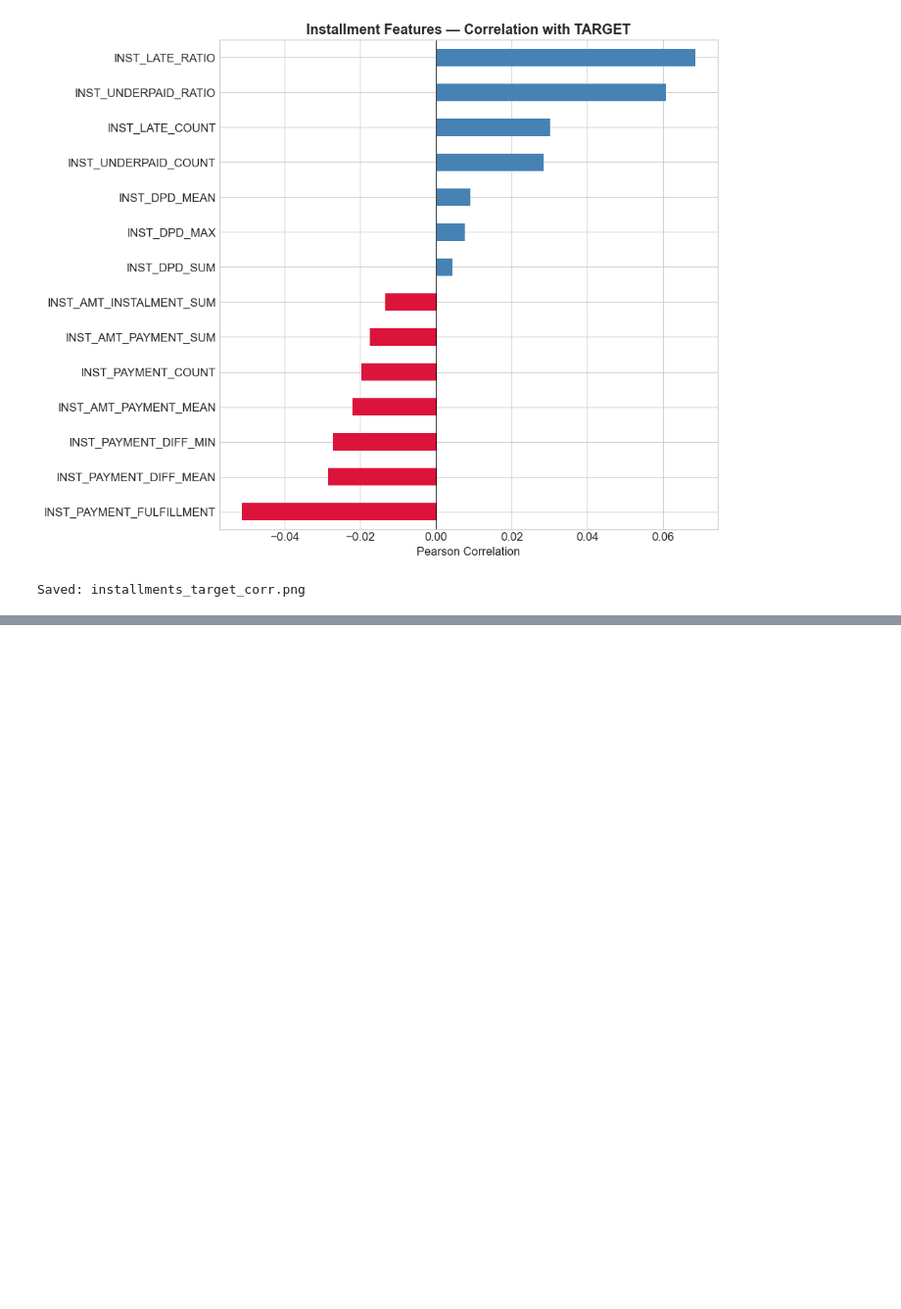
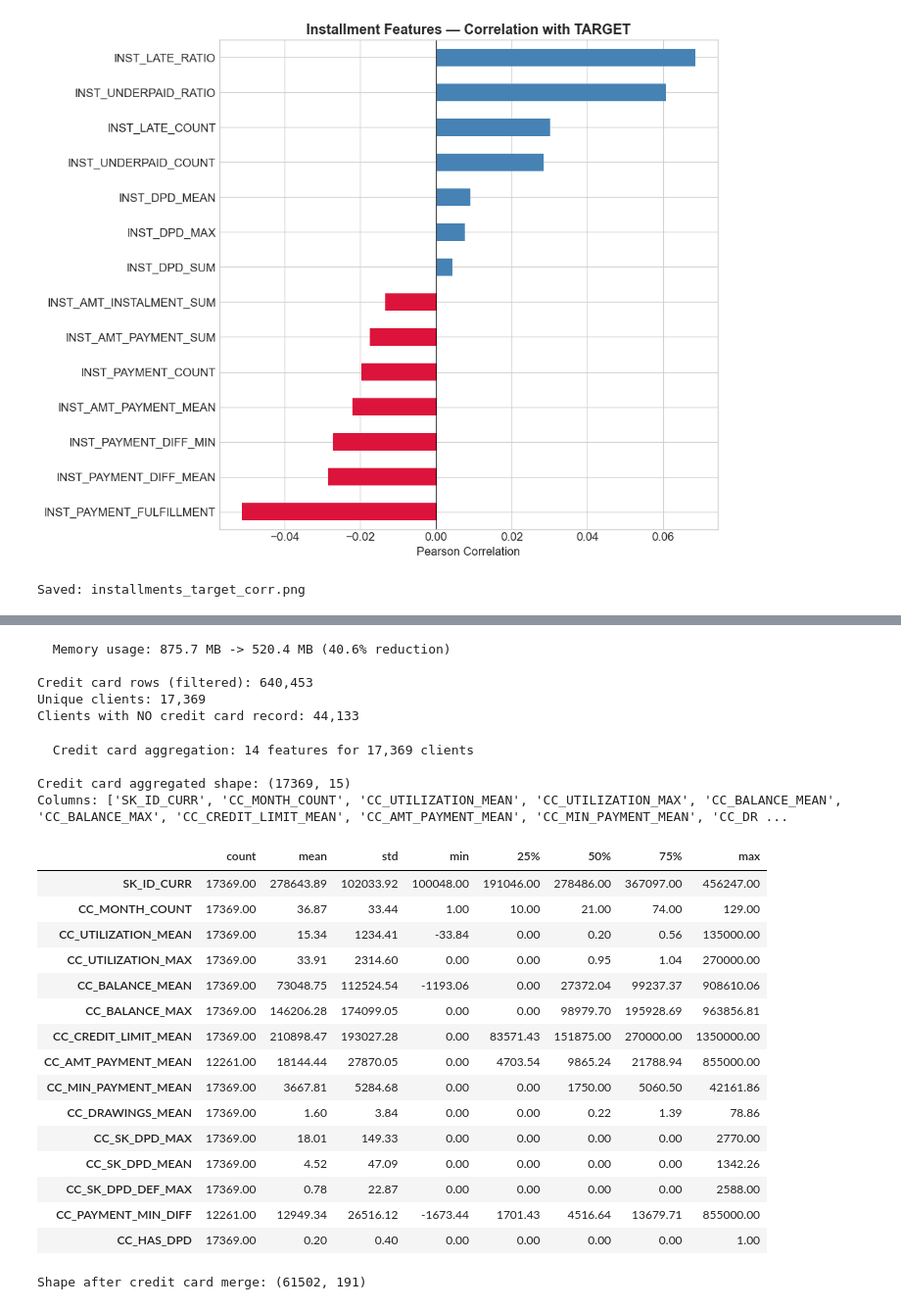
Before and after one commit to busrakurunceng/Ai_Credit_Risk, a Jupyter notebook: notebooks/02_feature_engineering.ipynb, the cells around one changed output, grey strips where cells are left out. Shown at 98% size. Saved outputs shown, nothing was run; the diff lists cells and outputs as text; code cells hidden in the pictures; blank space fills up the shorter version.

```diff
--- a/notebooks/02_feature_engineering.ipynb
+++ b/notebooks/02_feature_engineering.ipynb
@@ -516,0 +532,53 @@ Saved: installments_target_corr.png
+# %%
+# Load credit_card_balance table (3.8M rows)
+cc = pd.read_csv(os.path.join(DATA_DIR, 'credit_card_balance.csv'))
+cc = reduce_memory_usage(cc, verbose=True)
+
+cc = cc[cc['SK_ID_CURR'].isin(train_ids)].reset_index(drop=True)
+print(f"\nCredit card rows (filtered): {len(cc):,}")
+print(f"Unique clients: {cc['SK_ID_CURR'].nunique():,}")
+print(f"Clients with NO credit card record: {len(train_ids) - cc['SK_ID_CURR'].nunique():,}")
+# %% [output]
+  Memory usage: 875.7 MB -> 520.4 MB (40.6% reduction)
+
+Credit card rows (filtered): 640,453
+Unique clients: 17,369
+Clients with NO credit card record: 44,133
+# %%
+# Aggregate to one row per client
+cc_agg = aggregate_credit_card(cc)
+print(f"\nCredit card aggregated shape: {cc_agg.shape}")
+print(f"Columns: {list(cc_agg.columns)}")
+cc_agg.describe().T
+# %% [output]
+  Credit card aggregation: 14 features for 17,369 clients
+
+Credit card aggregated shape: (17369, 15)
+Columns: ['SK_ID_CURR', 'CC_MONTH_COUNT', 'CC_UTILIZATION_MEAN', 'CC_UTILIZATION_MAX', 'CC_BALANCE_MEAN', 'CC_BALANCE_MAX', 'CC_CREDIT_LIMIT_MEAN', 'CC_AMT_PAYMENT_MEAN', 'CC_MIN_PAYMENT_MEAN', 'CC_DR ...
+|  | count | mean | std | min | 25% | 50% | 75% | max |
+| SK_ID_CURR | 17369.00 | 278643.89 | 102033.92 | 100048.00 | 191046.00 | 278486.00 | 367097.00 | 456247.00 |
+| CC_MONTH_COUNT | 17369.00 | 36.87 | 33.44 | 1.00 | 10.00 | 21.00 | 74.00 | 129.00 |
+| CC_UTILIZATION_MEAN | 17369.00 | 15.34 | 1234.41 | -33.84 | 0.00 | 0.20 | 0.56 | 135000.00 |
+| CC_UTILIZATION_MAX | 17369.00 | 33.91 | 2314.60 | 0.00 | 0.00 | 0.95 | 1.04 | 270000.00 |
+| CC_BALANCE_MEAN | 17369.00 | 73048.75 | 112524.54 | -1193.06 | 0.00 | 27372.04 | 99237.37 | 908610.06 |
+| CC_BALANCE_MAX | 17369.00 | 146206.28 | 174099.05 | 0.00 | 0.00 | 98979.70 | 195928.69 | 963856.81 |
+| CC_CREDIT_LIMIT_MEAN | 17369.00 | 210898.47 | 193027.28 | 0.00 | 83571.43 | 151875.00 | 270000.00 | 1350000.00 |
+| CC_AMT_PAYMENT_MEAN | 12261.00 | 18144.44 | 27870.05 | 0.00 | 4703.54 | 9865.24 | 21788.94 | 855000.00 |
+| CC_MIN_PAYMENT_MEAN | 17369.00 | 3667.81 | 5284.68 | 0.00 | 0.00 | 1750.00 | 5060.50 | 42161.86 |
+| CC_DRAWINGS_MEAN | 17369.00 | 1.60 | 3.84 | 0.00 | 0.00 | 0.22 | 1.39 | 78.86 |
+| CC_SK_DPD_MAX | 17369.00 | 18.01 | 149.33 | 0.00 | 0.00 | 0.00 | 0.00 | 2770.00 |
+| CC_SK_DPD_MEAN | 17369.00 | 4.52 | 47.09 | 0.00 | 0.00 | 0.00 | 0.00 | 1342.26 |
+| CC_SK_DPD_DEF_MAX | 17369.00 | 0.78 | 22.87 | 0.00 | 0.00 | 0.00 | 0.00 | 2588.00 |
+| CC_PAYMENT_MIN_DIFF | 12261.00 | 12949.34 | 26516.12 | -1673.44 | 1701.43 | 4516.64 | 13679.71 | 855000.00 |
+| CC_HAS_DPD | 17369.00 | 0.20 | 0.40 | 0.00 | 0.00 | 0.00 | 0.00 | 1.00 |
+# %%
+# Merge credit card features into the main table
+df = df.merge(cc_agg, on='SK_ID_CURR', how='left')
+
+cc_fill_zero = [c for c in cc_agg.columns if c != 'SK_ID_CURR' and
+                any(k in c for k in ['COUNT', 'HAS_'])]
+df[cc_fill_zero] = df[cc_fill_zero].fillna(0)
+
+print(f"Shape after credit card merge: {df.shape}")
+# %% [output]
+Shape after credit card merge: (61502, 191)
```
Also changed, not shown: parts of 12 cells of this notebook, 1 other file.
